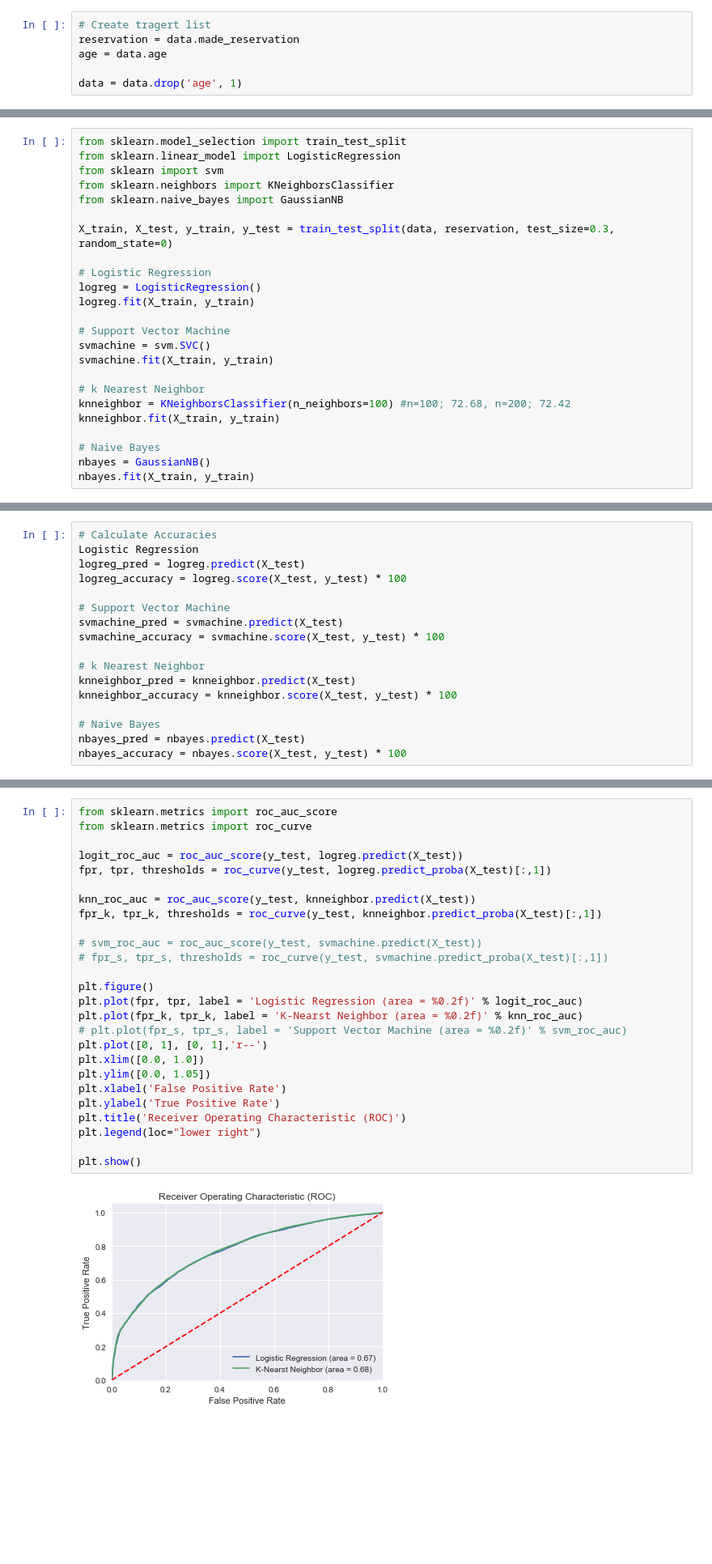
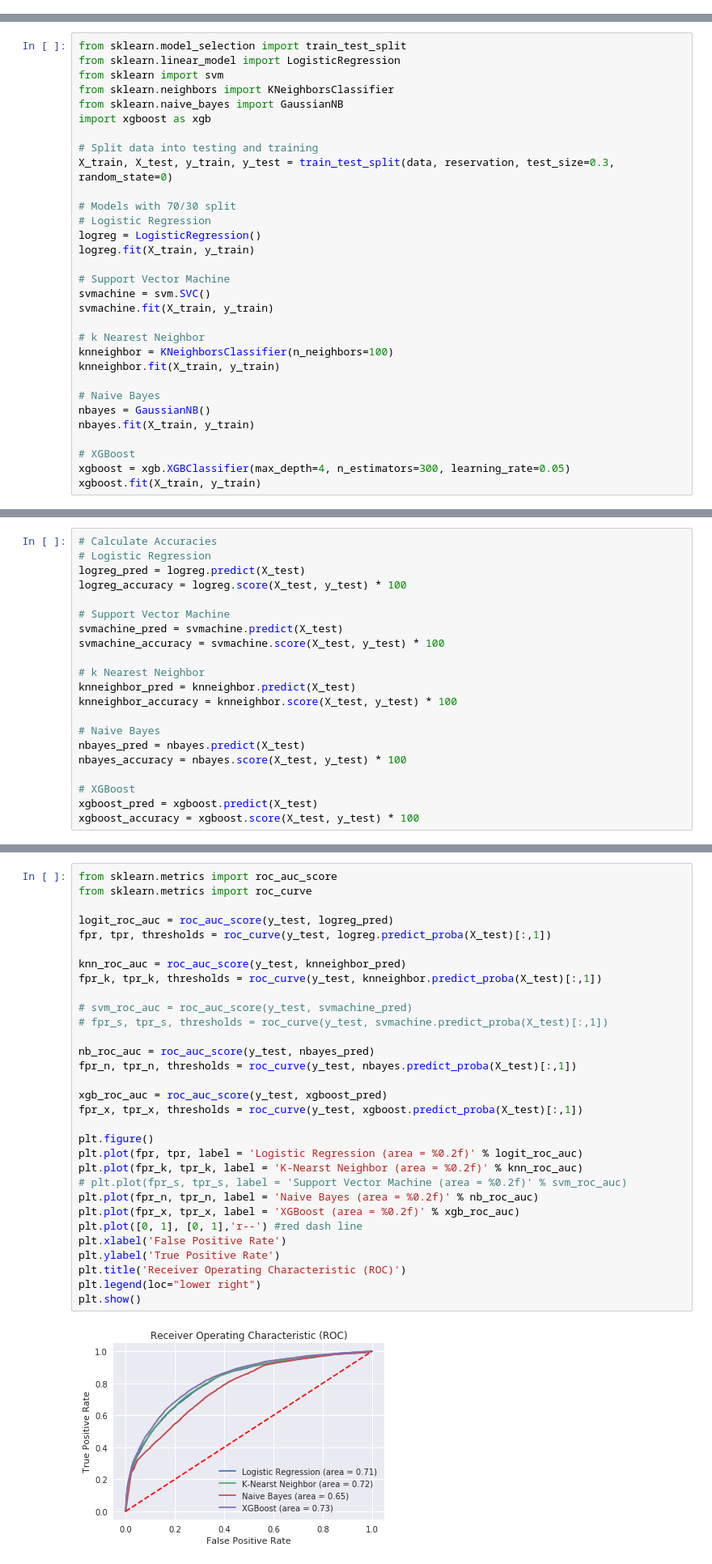
Before and after one commit to davidgibsonp/airbnb_predict_reservation, a Jupyter notebook: Report.ipynb, the cells around one changed output, grey strips where cells are left out. Shown at 81% size. Saved outputs shown, nothing was run; the diff lists cells and outputs as text; blank space fills up the shorter version.

```diff
--- a/Report.ipynb
+++ b/Report.ipynb
@@ -493,9 +369,3 @@ data = pd.read_csv('data/train.csv', index_col = 0)
 data.shape
 # %% [output]
 (73869, 850)
-# %%
-# Create tragert list
-reservation = data.made_reservation
-age = data.age
-
-data = data.drop('age', 1)
@@ -520,9 +399,12 @@ from sklearn.linear_model import LogisticRegression
 from sklearn import svm
 from sklearn.neighbors import KNeighborsClassifier
 from sklearn.naive_bayes import GaussianNB
+import xgboost as xgb
 
+# Split data into testing and training
 X_train, X_test, y_train, y_test = train_test_split(data, reservation, test_size=0.3, random_state=0)
 
+# Models with 70/30 split
 # Logistic Regression
 logreg = LogisticRegression()
 logreg.fit(X_train, y_train)
@@ -532,10 +414,14 @@ svmachine = svm.SVC()
 svmachine.fit(X_train, y_train)
 
 # k Nearest Neighbor
-knneighbor = KNeighborsClassifier(n_neighbors=100) #n=100; 72.68, n=200; 72.42
+knneighbor = KNeighborsClassifier(n_neighbors=100)
 knneighbor.fit(X_train, y_train)
 
 # Naive Bayes
 nbayes = GaussianNB()
 nbayes.fit(X_train, y_train)
+
+# XGBoost
+xgboost = xgb.XGBClassifier(max_depth=4, n_estimators=300, learning_rate=0.05)
+xgboost.fit(X_train, y_train)
 # %% [output]
@@ -543,6 +434,6 @@ GaussianNB(priors=None)
 # %%
 # Calculate Accuracies
-Logistic Regression
+# Logistic Regression
 logreg_pred = logreg.predict(X_test)
 logreg_accuracy = logreg.score(X_test, y_test) * 100
 
@@ -557,6 +448,10 @@ knneighbor_accuracy = knneighbor.score(X_test, y_test) * 100
 # Naive Bayes
 nbayes_pred = nbayes.predict(X_test)
 nbayes_accuracy = nbayes.score(X_test, y_test) * 100
+
+# XGBoost
+xgboost_pred = xgboost.predict(X_test)
+xgboost_accuracy = xgboost.score(X_test, y_test) * 100
 # %%
 # Print Accuracies
 print('Accuracy of Logistic Regression: {}%'.format(logreg_accuracy))
@@ -672,28 +590,33 @@ plt.show()
 # %%
 from sklearn.metrics import roc_auc_score
 from sklearn.metrics import roc_curve
 
-logit_roc_auc = roc_auc_score(y_test, logreg.predict(X_test))
+logit_roc_auc = roc_auc_score(y_test, logreg_pred)
 fpr, tpr, thresholds = roc_curve(y_test, logreg.predict_proba(X_test)[:,1])
 
-knn_roc_auc = roc_auc_score(y_test, knneighbor.predict(X_test))
+knn_roc_auc = roc_auc_score(y_test, knneighbor_pred)
 fpr_k, tpr_k, thresholds = roc_curve(y_test, knneighbor.predict_proba(X_test)[:,1])
 
-# svm_roc_auc = roc_auc_score(y_test, svmachine.predict(X_test))
+# svm_roc_auc = roc_auc_score(y_test, svmachine_pred)
 # fpr_s, tpr_s, thresholds = roc_curve(y_test, svmachine.predict_proba(X_test)[:,1])
+
+nb_roc_auc = roc_auc_score(y_test, nbayes_pred)
+fpr_n, tpr_n, thresholds = roc_curve(y_test, nbayes.predict_proba(X_test)[:,1])
+
+xgb_roc_auc = roc_auc_score(y_test, xgboost_pred)
+fpr_x, tpr_x, thresholds = roc_curve(y_test, xgboost.predict_proba(X_test)[:,1])
 
 plt.figure()
 plt.plot(fpr, tpr, label = 'Logistic Regression (area = %0.2f)' % logit_roc_auc)
 plt.plot(fpr_k, tpr_k, label = 'K-Nearst Neighbor (area = %0.2f)' % knn_roc_auc)
 # plt.plot(fpr_s, tpr_s, label = 'Support Vector Machine (area = %0.2f)' % svm_roc_auc)
-plt.plot([0, 1], [0, 1],'r--')
-plt.xlim([0.0, 1.0])
-plt.ylim([0.0, 1.05])
+plt.plot(fpr_n, tpr_n, label = 'Naive Bayes (area = %0.2f)' % nb_roc_auc)
+plt.plot(fpr_x, tpr_x, label = 'XGBoost (area = %0.2f)' % xgb_roc_auc)
+plt.plot([0, 1], [0, 1],'r--') #red dash line
 plt.xlabel('False Positive Rate')
 plt.ylabel('True Positive Rate')
 plt.title('Receiver Operating Characteristic (ROC)')
 plt.legend(loc="lower right")
-
 plt.show()
 # %% [output]
-[figure, old version]
+[figure, new version]
```
Also changed, not shown: parts of 45 cells of this notebook.
